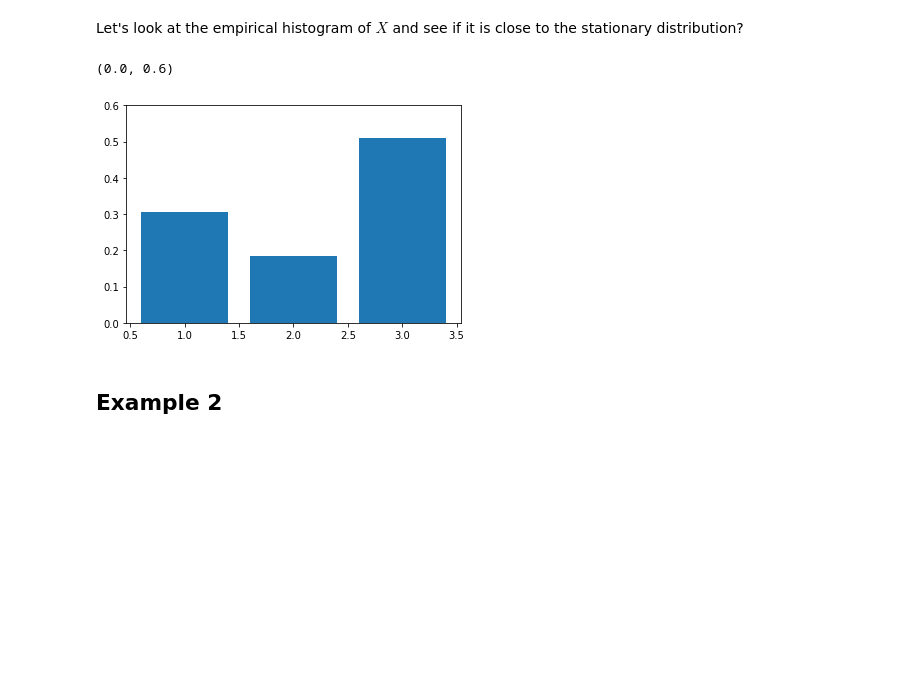
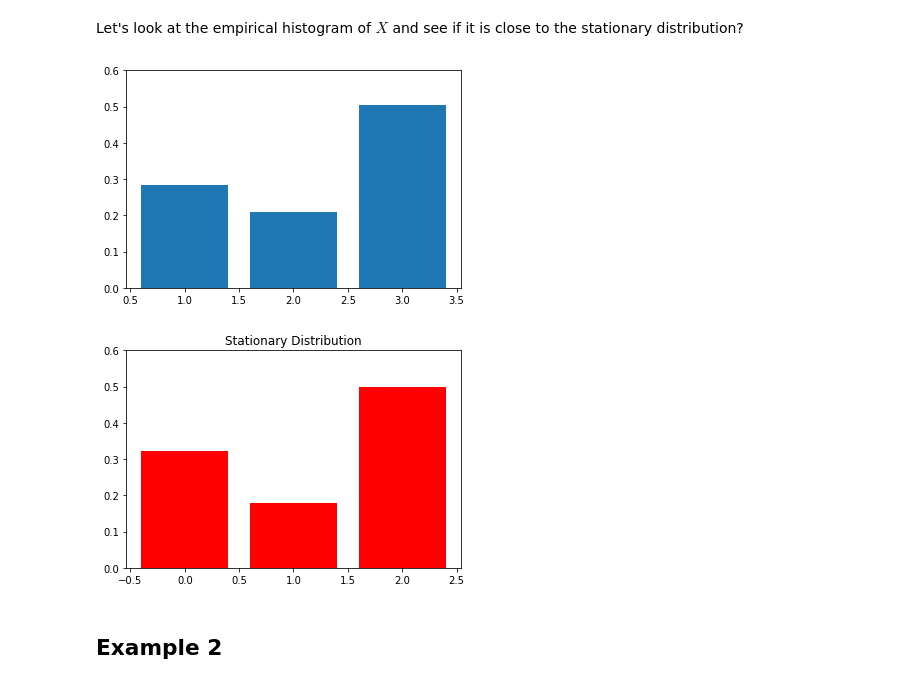
Before and after one commit to djclancy/Math535_Fall23, a Jupyter notebook: Chapter3/Examples of Markov Chains.ipynb, the cells around one changed output. Cells and saved outputs as stored; diff of their text form; code cells hidden in the pictures; blank space fills up the shorter version.

```diff
--- a/Chapter3/Examples of Markov Chains.ipynb
+++ b/Chapter3/Examples of Markov Chains.ipynb
@@ -117,9 +117,14 @@ Let's look at the empirical histogram of $X$ and see if it is close to the stati
 # %%
 plt.bar( [1,2,3],[np.sum([r == j for r in X])/trials for j in range(3)])
 plt.ylim(0,.6)
+plt.show()
+plt.bar( [j for j in range(3)],piVec, color = 'r')
+plt.title("Stationary Distribution")
+plt.ylim(0,.6)
+plt.show()
 # %% [output]
-(0.0, 0.6)
-[figure, old version]
+[figure, new version]
+[figure, added]
 # %% [markdown]
 ## Example 2
 # %% [markdown]
```
Also changed, not shown: parts of 1 cell of this notebook.
